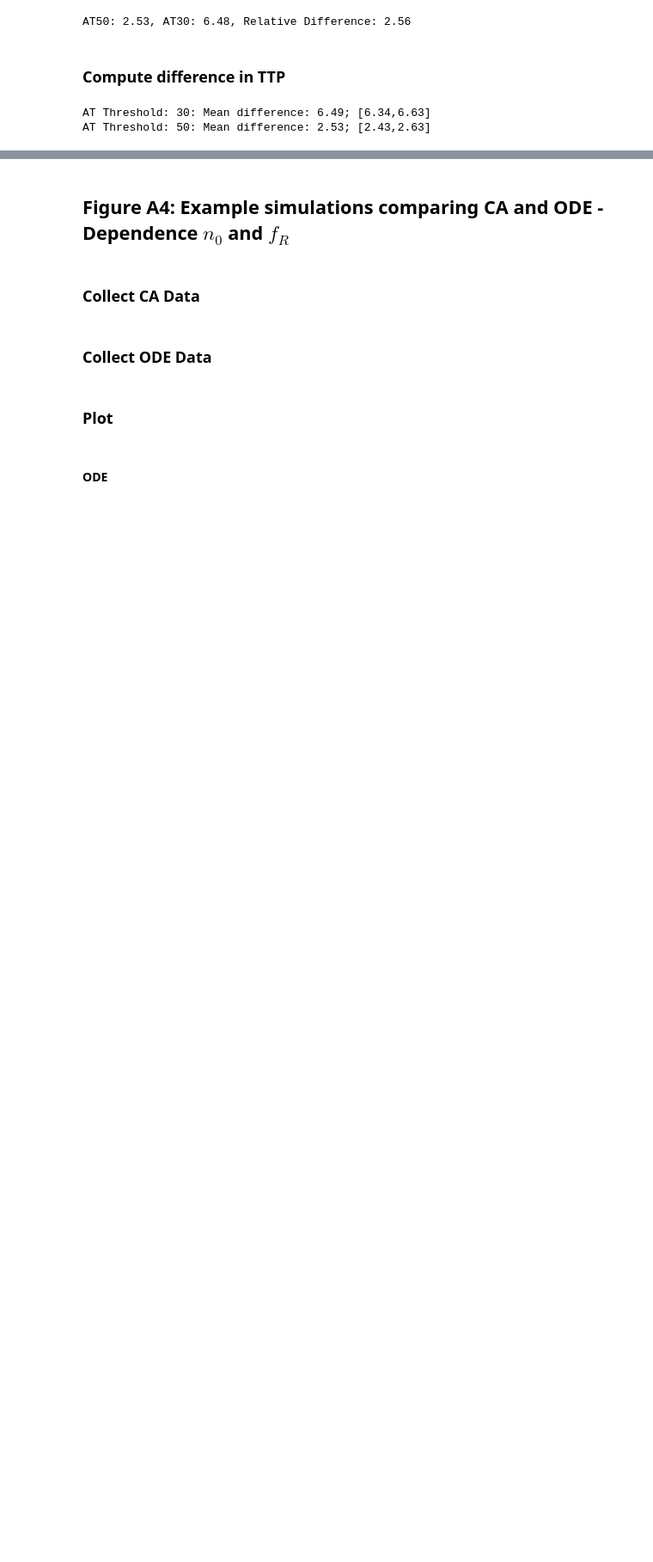
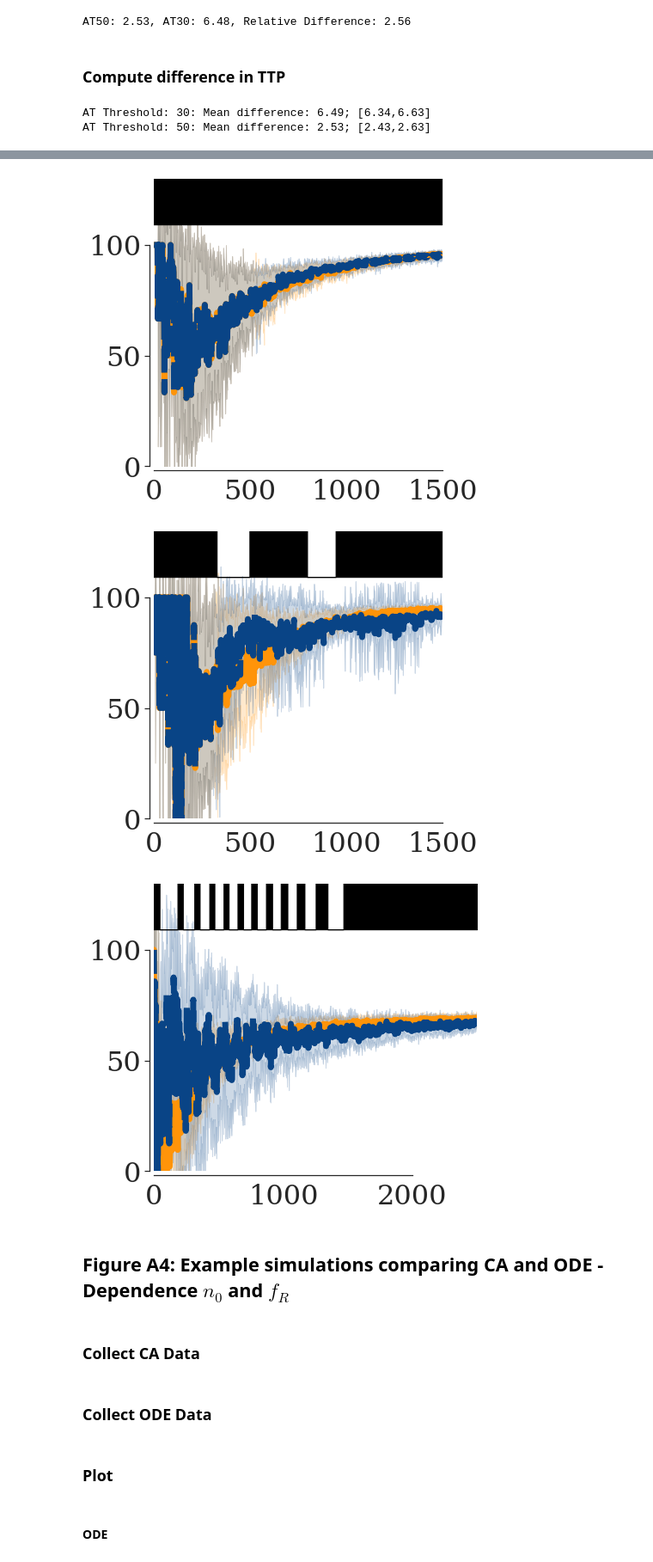
Before and after one commit to MathOnco/strobl2021_space_modulates_competition_AT, a Jupyter notebook: jnb_appendix.ipynb, the cells around one changed output, grey strips where cells are left out. Shown at 86% size. Cells and saved outputs as stored; diff of their text form; code cells hidden in the pictures; blank space fills up the shorter version.

```diff
--- a/jnb_appendix.ipynb
+++ b/jnb_appendix.ipynb
@@ -305,3 +444,28 @@ AT Threshold: 50: Mean difference: 2.53; [2.43,2.63]
+# %%
+xlimDic = {0:1500, 1:1500, 2:2500}
+for tumourId, (initialSize, rFrac, cost, turnover) in enumerate(tumourList):
+    fig,ax = plt.subplots(1,1,figsize=(7,6))
+    tmpList = []
+    for i,txName in enumerate(["MTD","AT50"]):
+        for replicateId in range(nReplicates):
+            currDfName = os.path.join(dataDir,"tumour_%d/"%tumourId,"%s_cellCounts_cost_0.0_rFrac_%.2g_initSize_%.2g_dt_1.0_RepId_%d.csv"%(txName,rFrac,initialSize,replicateId))
+            tmpDf = pd.read_csv(currDfName)
+            tmpDf['TreatmentBranch'] = txName
+            tmpDf['ReplicateId'] = replicateId
+            tmpList.append(tmpDf)
+    dataDf = pd.concat(tmpList)
+    dataDf.rename(columns={"NCells":"V","NCells_S":"S","NCells_R":"R"},inplace=True)
+    # Plot
+    dataDf = dataDf[dataDf.Time<xlimDic[tumourId]]
+    dataDf = dataDf[::2]
+    dataDf['PropFailedDivs'] = dataDf.NFailedDivs/dataDf.NAttemptedDivs*100
+    PlotCompetitionOverTime(dataDf,decoratey=i>0,xlim=xlimDic[tumourId],ylim=130,y2lim=1/1.2,errStyle='sd',ax=ax)
+    plt.tight_layout()
+    plt.savefig("figures/competitionPlots_circleICs_tumour_%d.pdf"%tumourId)
+# %% [output]
+[figure, added]
+[figure, added]
+[figure, added]
 # %% [markdown]
 ## Figure A4: Example simulations comparing CA and ODE - Dependence $n_0$ and $f_R$
 # %%
```
Also changed, not shown: parts of 18 cells of this notebook, 2 other files.
